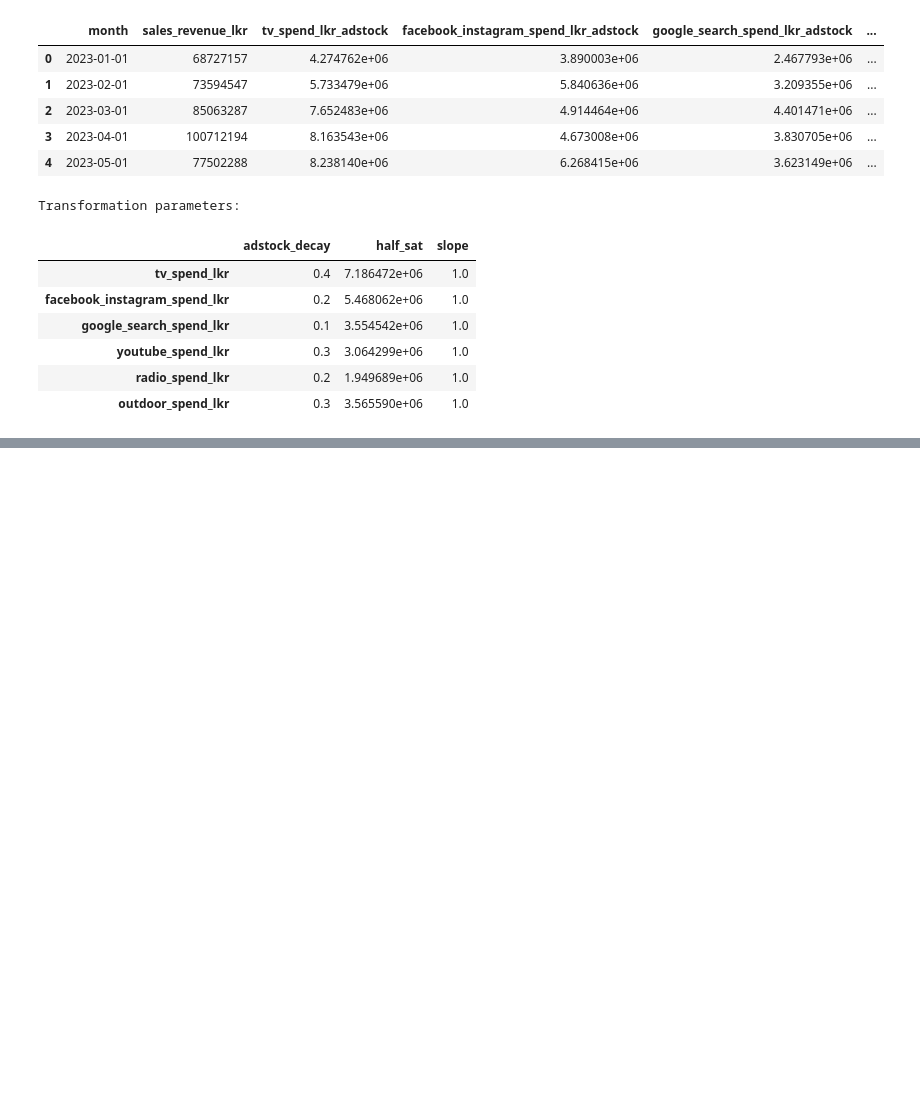
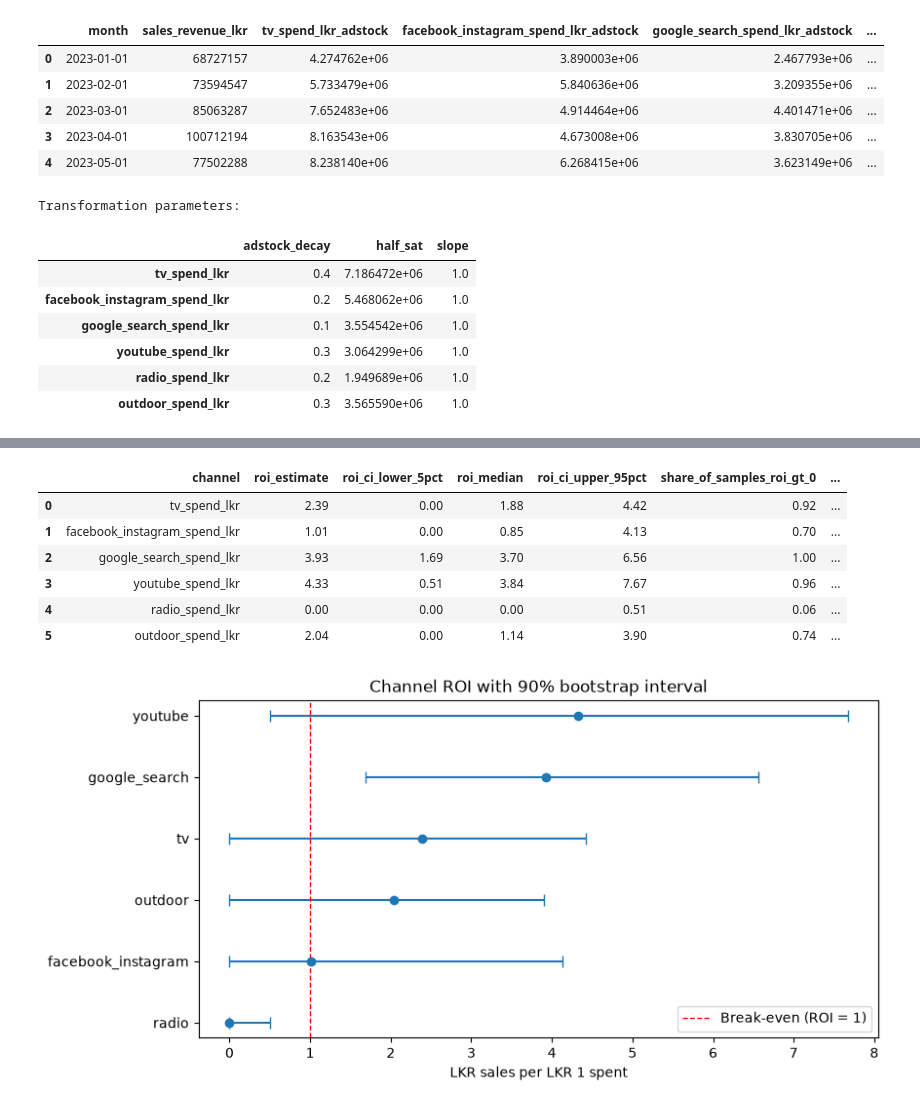
Before and after one commit to IBL11/mmm-budget-optimization, a Jupyter notebook: notebooks/05_modelling.ipynb, the cells around one changed output, grey strips where cells are left out. Drawn from its saved outputs; the diff is of its cells as text; code cells hidden in the pictures; blank space fills up the shorter version.

```diff
--- a/notebooks/05_modelling.ipynb
+++ b/notebooks/05_modelling.ipynb
@@ -611,0 +715,52 @@ Tables folder: D:\mmm-budget-optimization\mmm-budget-optimization\outputs\tables
+# %%
+from sklearn.base import clone
+
+def channel_roi(model):
+    scaler = model.named_steps["scaler"]
+    coef = model.named_steps["regression"].coef_
+    return np.array([
+        coef[i] / scaler.scale_[i] * feature_df[MEDIA_FEATURES[i]].sum() / df[CHANNELS[i]].sum()
+        for i in range(len(CHANNELS))
+    ])
+
+rng = np.random.default_rng(42)
+n_train, block = len(X_train), 3
+starts = np.arange(n_train - block + 1)
+boot_rois = []
+for _ in range(1000):
+    idx = np.concatenate([np.arange(s, s + block) for s in rng.choice(starts, size=int(np.ceil(n_train / block)))])[:n_train]
+    m = clone(best_model).fit(X_train.iloc[idx], y_train.iloc[idx])
+    boot_rois.append(channel_roi(m))
+boot_rois = np.array(boot_rois)
+
+roi_ci = pd.DataFrame({
+    "channel": CHANNELS,
+    "roi_estimate": channel_roi(best_model),
+    "roi_ci_lower_5pct": np.percentile(boot_rois, 5, axis=0),
+    "roi_median": np.median(boot_rois, axis=0),
+    "roi_ci_upper_95pct": np.percentile(boot_rois, 95, axis=0),
+    "share_of_samples_roi_gt_0": (boot_rois > 0).mean(axis=0),
+    "share_of_samples_roi_gt_1": (boot_rois > 1).mean(axis=0),
+})
+roi_ci.to_csv(TABLE_DIR / "roi_bootstrap_intervals.csv", index=False)
+display(roi_ci.round(2))
+
+order = roi_ci.sort_values("roi_estimate")
+fig, ax = plt.subplots(figsize=(9, 4.5))
+ax.errorbar(order["roi_estimate"], order["channel"].str.replace("_spend_lkr", ""),
+            xerr=[order["roi_estimate"] - order["roi_ci_lower_5pct"], order["roi_ci_upper_95pct"] - order["roi_estimate"]],
+            fmt="o", capsize=4)
+ax.axvline(1, color="red", ls="--", lw=1, label="Break-even (ROI = 1)")
+ax.set(title="Channel ROI with 90% bootstrap interval", xlabel="LKR sales per LKR 1 spent")
+ax.legend()
+fig.savefig(FIGURE_DIR / "model_roi_bootstrap_intervals.png", dpi=150, bbox_inches="tight")
+plt.show()
+# %% [output]
+|  | channel | roi_estimate | roi_ci_lower_5pct | roi_median | roi_ci_upper_95pct | share_of_samples_roi_gt_0 | ... |
+| 0 | tv_spend_lkr | 2.39 | 0.00 | 1.88 | 4.42 | 0.92 | ... |
+| 1 | facebook_instagram_spend_lkr | 1.01 | 0.00 | 0.85 | 4.13 | 0.70 | ... |
+| 2 | google_search_spend_lkr | 3.93 | 1.69 | 3.70 | 6.56 | 1.00 | ... |
+| 3 | youtube_spend_lkr | 4.33 | 0.51 | 3.84 | 7.67 | 0.96 | ... |
+| 4 | radio_spend_lkr | 0.00 | 0.00 | 0.00 | 0.51 | 0.06 | ... |
+| 5 | outdoor_spend_lkr | 2.04 | 0.00 | 1.14 | 3.90 | 0.74 | ... |
+[figure, added]
```
Also changed, not shown: parts of 18 cells of this notebook, 33 other files.
